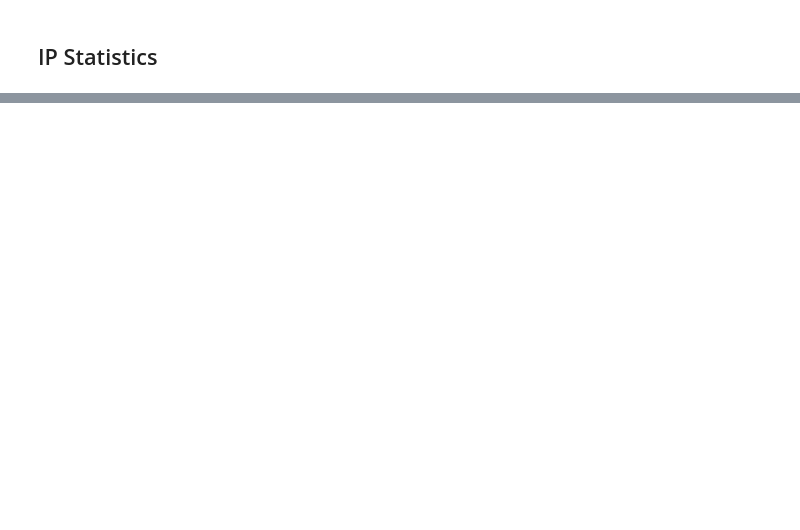
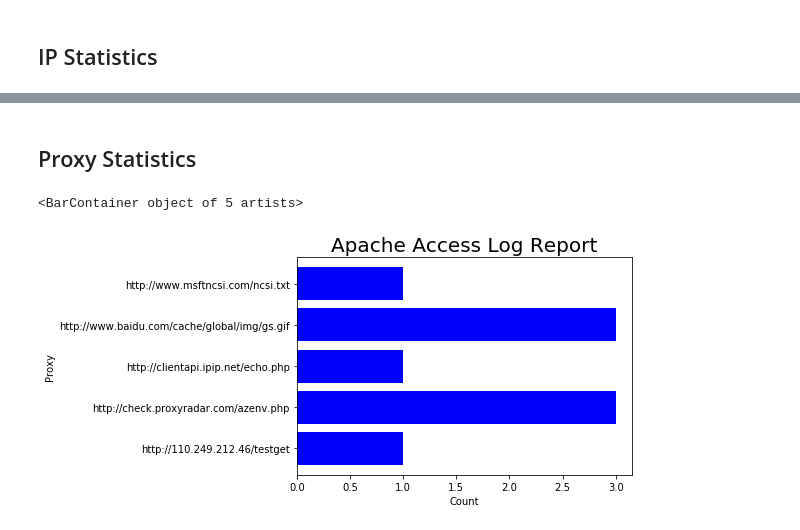
Before and after one commit to wsfjonah/data_science, a Jupyter notebook: ui/jupyter/reporting/log/apache_access_log.ipynb, the cells around one changed output, grey strips where cells are left out. Drawn from its saved outputs; the diff is of its cells as text; code cells hidden in the pictures; blank space fills up the shorter version.

```diff
--- a/ui/jupyter/reporting/log/apache_access_log.ipynb
+++ b/ui/jupyter/reporting/log/apache_access_log.ipynb
@@ -52,0 +56,38 @@ subplt1.barh(df[0], df[1], color='blue')
+# %% [markdown]
+## Proxy Statistics
+# %%
+class ProxyLogAnalyzer(log_analyzer.LogAnalyzer):
+    def process_line(self, line):
+        try:
+            key = re.search(re.compile("(?<=\")[^\"]*(?=\")"), line).group(0)
+            key = key.split(" ")[1]
+            key = key.split("?")[0]
+            if 'http' in key:
+                # url_comps = key.split("/")
+                # key = url_comps[0]+"/"+url_comps[1]+"/"+url_comps[2]+"/"+url_comps[3]
+                pass
+            else:
+                raise Exception("not proxy url")
+        except Exception as e:
+            pass
+        else:
+            log_analyzer.LogAnalyzer.__record__(self, key)
+
+analyzer = ProxyLogAnalyzer()
+apache_log_analyzer.load_file(file_name, analyzer)
+
+output = analyzer.output
+
+output = sorted(output.items(), key=lambda d: d[0])
+
+fig=plt.figure()
+subplt1=fig.add_subplot(1,1,1)
+subplt1.set_title('Apache Access Log Report', fontsize=20)
+subplt1.set_xlabel('Count')
+subplt1.set_ylabel('Proxy')
+
+df = pd.DataFrame(output)
+subplt1.barh(df[0], df[1], color='blue')
+# %% [output]
+<BarContainer object of 5 artists>
+[figure, added]
```
Also changed, not shown: parts of 4 cells of this notebook, 4 other files.
